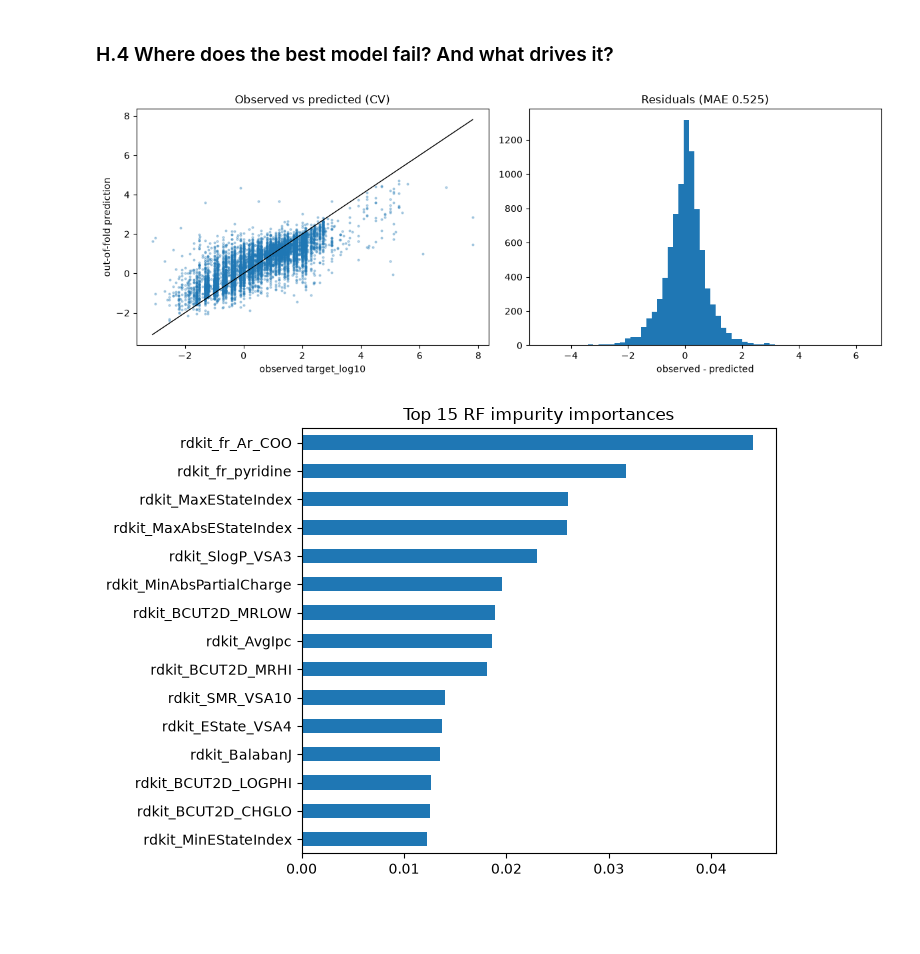
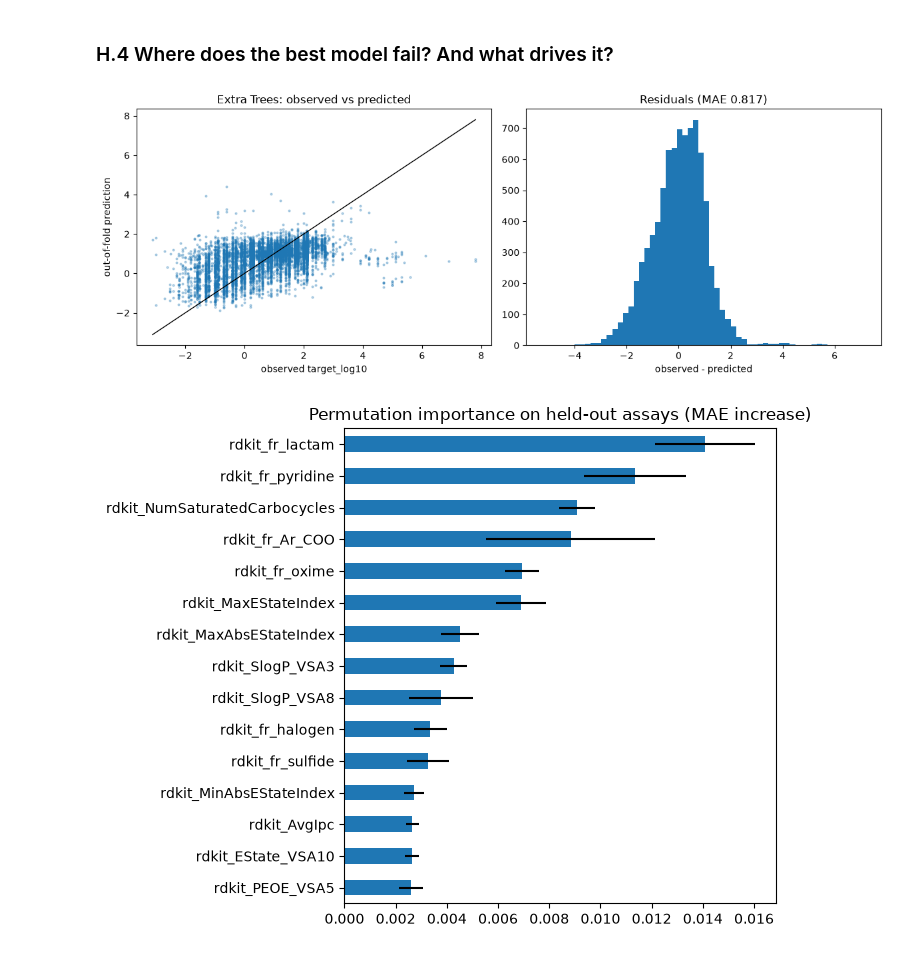
Before and after one commit to AnnGur/KSE_ML_for_bioinformatics, a Jupyter notebook: practicals/week5/Practical_05_Tree_Based_ML_QSAR_template.ipynb, the cells around one changed output. Saved outputs shown, nothing was run; the diff lists cells and outputs as text; code cells hidden in the pictures; blank space fills up the shorter version.

Commit message:
Week 5: assay-grouped validation, grid search for RF/ET/HGB, permutation importance, report answers

```diff
--- a/practicals/week5/Practical_05_Tree_Based_ML_QSAR_template.ipynb
+++ b/practicals/week5/Practical_05_Tree_Based_ML_QSAR_template.ipynb
@@ -1972,0 +1979,8 @@ Target for the task: MAE <= 2;  baseline (median) MAE = 1.005
+# %%
+groups = hw_train["assay_chembl_id"]
+sizes = groups.value_counts()
+print("assays:", len(sizes), "| single-molecule assays:", (sizes == 1).sum())
+print("largest assay: %.1f%% of rows" % (100 * sizes.iloc[0] / len(hw_train)))
+print("test rows from assays seen in train: %.1f%%" % (100 * hw_test["assay_chembl_id"].isin(groups).mean()))
+assay_mean = HW_y.groupby(groups).transform("mean")
+print("target variance explained by the assay mean: %.0f%%" % (100 * (1 - ((HW_y - assay_mean) ** 2).sum() / ((HW_y - HW_y.mean()) ** 2).sum())))
@@ -1973,25 +2025,33 @@ Target for the task: MAE <= 2;  baseline (median) MAE = 1.005
 # %% [markdown]
 ### H.4 Where does the best model fail? And what drives it?
 # %%
-best_oof = ensemble_oof if best_hw_name.startswith("Average") else hw_oof[best_hw_name]
-residual = HW_y - best_oof
+from sklearn.inspection import permutation_importance
+
+best_model = tuned[best_name]
+oof = cross_val_predict(best_model, HW_X, HW_y, cv=group_cv, groups=groups)   # predictions for assays the model has not seen
+residual = HW_y - oof
 
 fig, axes = plt.subplots(1, 2, figsize=(12, 4.5))
-axes[0].scatter(HW_y, best_oof, s=4, alpha=0.3)
+axes[0].scatter(HW_y, oof, s=4, alpha=0.3)
 lims = [HW_y.min(), HW_y.max()]
 axes[0].plot(lims, lims, color="black", linewidth=1)
-axes[0].set(xlabel="observed target_log10", ylabel="out-of-fold prediction", title="Observed vs predicted (CV)")
+axes[0].set(xlabel="observed target_log10", ylabel="out-of-fold prediction", title=f"{best_name}: observed vs predicted")
 axes[1].hist(residual, bins=60)
 axes[1].set(xlabel="observed - predicted", title=f"Residuals (MAE {residual.abs().mean():.3f})")
 plt.tight_layout()
 plt.show()
 
-# quick importance: impurity importance of a Random Forest fitted on all labelled data
-rf_imp = with_imputer(RandomForestRegressor(n_estimators=300, max_features=0.33, n_jobs=-1, random_state=RANDOM_STATE)).fit(HW_X, HW_y)
-importance = pd.Series(rf_imp.named_steps["model"].feature_importances_, index=hw_features).sort_values(ascending=False)
-importance.head(15).sort_values().plot.barh(figsize=(7, 5), title="Top 15 RF impurity importances")
+# permutation importance: fit on some assays, shuffle each descriptor on held-out assays, see how much MAE grows
+train_idx, valid_idx = next(group_cv.split(HW_X, HW_y, groups))
+fitted = clone(best_model).fit(HW_X.iloc[train_idx], HW_y.iloc[train_idx])
+perm = permutation_importance(fitted, HW_X.iloc[valid_idx], HW_y.iloc[valid_idx],
+                              scoring="neg_mean_absolute_error", n_repeats=5, random_state=RANDOM_STATE, n_jobs=-1)
+importance = pd.Series(perm.importances_mean, index=hw_features).sort_values(ascending=False)
+importance_sd = pd.Series(perm.importances_std, index=hw_features)
+top = importance.head(15).sort_values()
+top.plot.barh(xerr=importance_sd[top.index], figsize=(7, 5.5), title="Permutation importance on held-out assays (MAE increase)")
 plt.tight_layout()
 plt.show()
 # %% [output]
-[figure, old version]
+[figure, new version]
-[figure, old version]
+[figure, new version]
```
Also changed, not shown: parts of 8 cells of this notebook, 1 other file.
